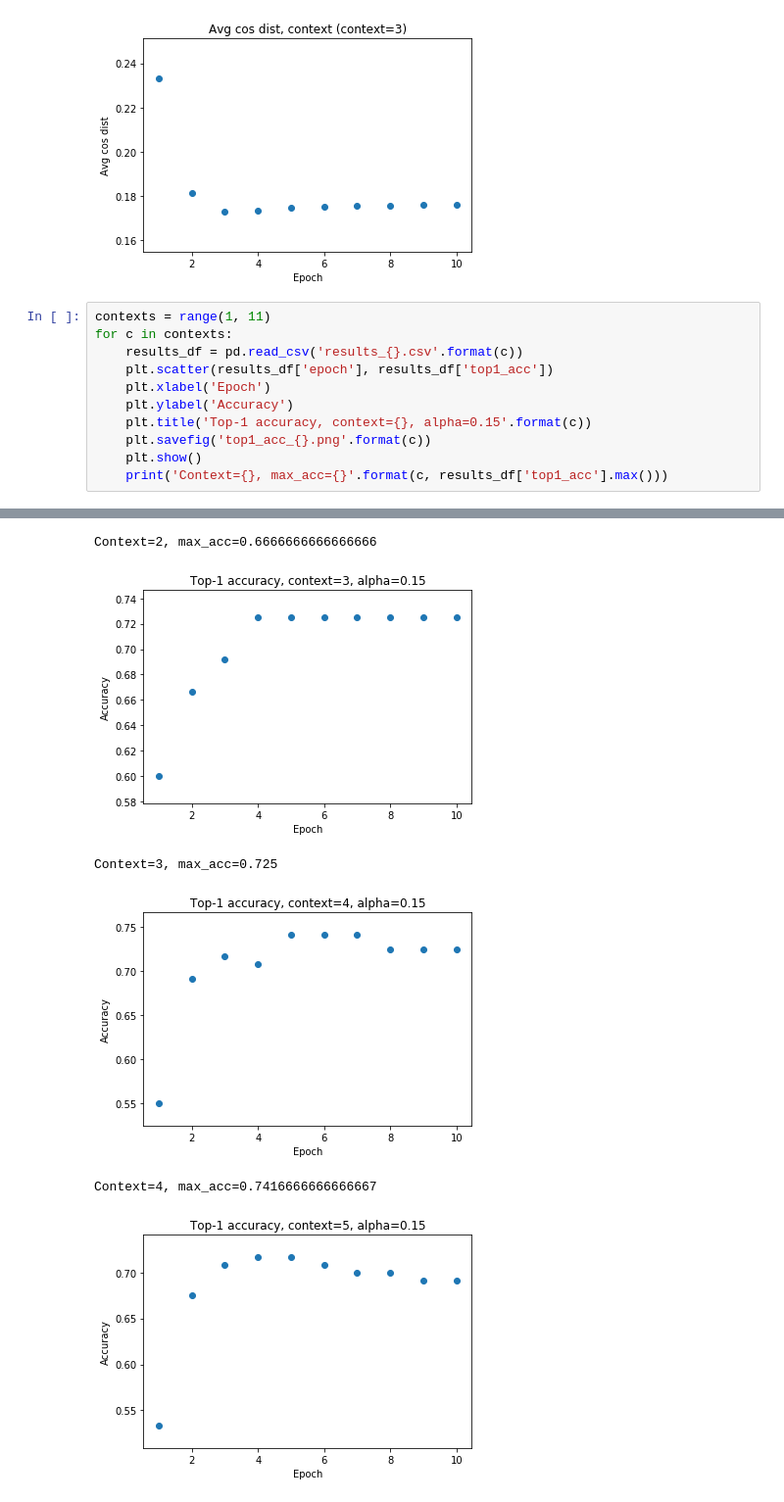
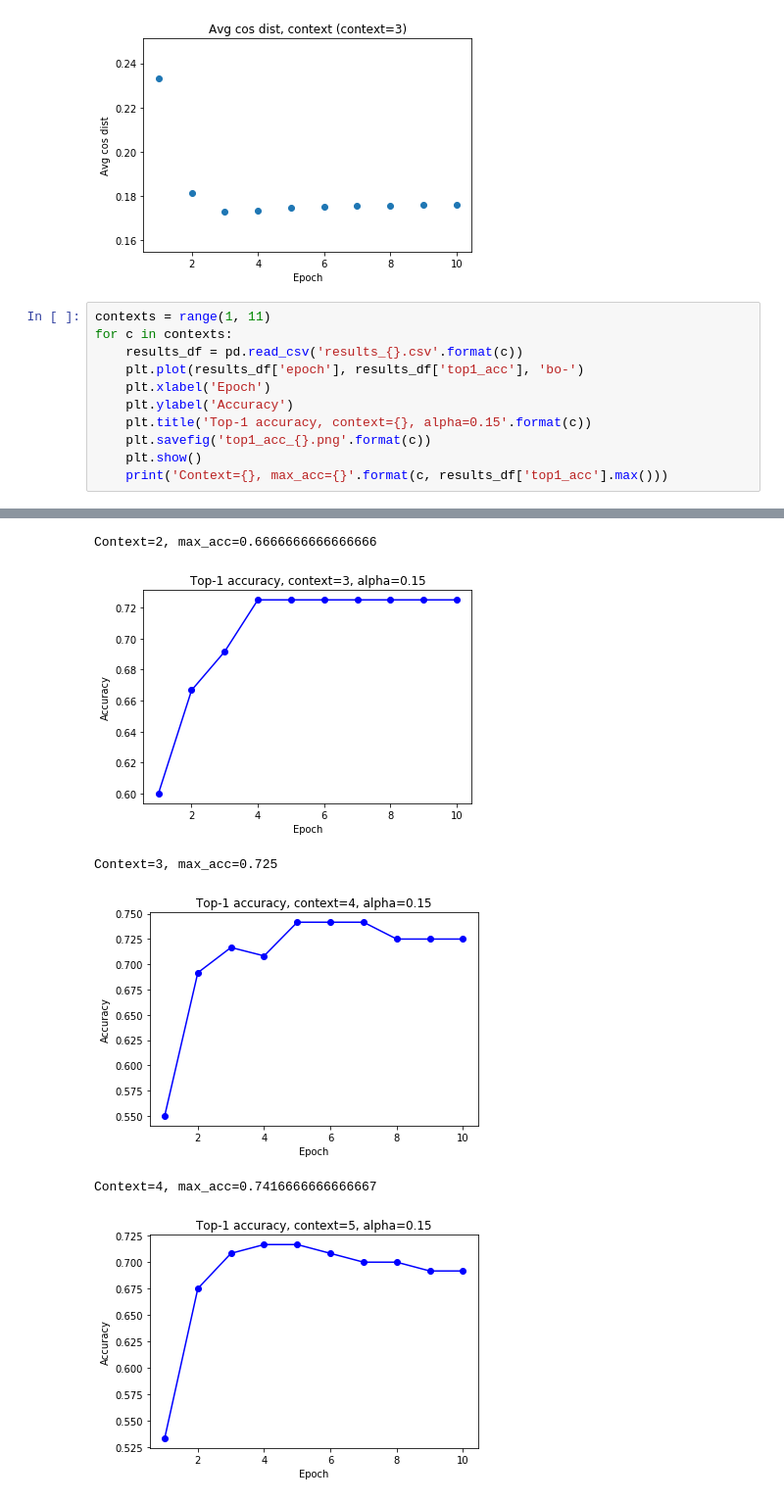
Before and after one commit to gberinger/automatic-wiki-links, a Jupyter notebook: experiments/epochs/epoch_plots.ipynb, the cells around one changed output, grey strips where cells are left out. Shown: that part at 98% size. Drawn from its saved outputs; the diff is of its cells as text.

Commit message:
Change the meaning of epochs experiment
Also add lines to some plots and add best params experiment

```diff
--- a/experiments/epochs/epoch_plots.ipynb
+++ b/experiments/epochs/epoch_plots.ipynb
@@ -17,7 +17,7 @@ plt.show()
 contexts = range(1, 11)
 for c in contexts:
     results_df = pd.read_csv('results_{}.csv'.format(c))
-    plt.scatter(results_df['epoch'], results_df['top1_acc'])
+    plt.plot(results_df['epoch'], results_df['top1_acc'], 'bo-')
     plt.xlabel('Epoch')
     plt.ylabel('Accuracy')
     plt.title('Top-1 accuracy, context={}, alpha=0.15'.format(c))
@@ -31,7 +31,7 @@ Context=1, max_acc=0.6333333333333333
 Context=2, max_acc=0.6666666666666666
-[figure, old version]
+[figure, new version]
 Context=3, max_acc=0.725
-[figure, old version]
+[figure, new version]
 Context=4, max_acc=0.7416666666666667
-[figure, old version]
+[figure, new version]
 Context=5, max_acc=0.7166666666666667
```
Also changed, not shown: parts of 2 cells of this notebook, 19 other files.
